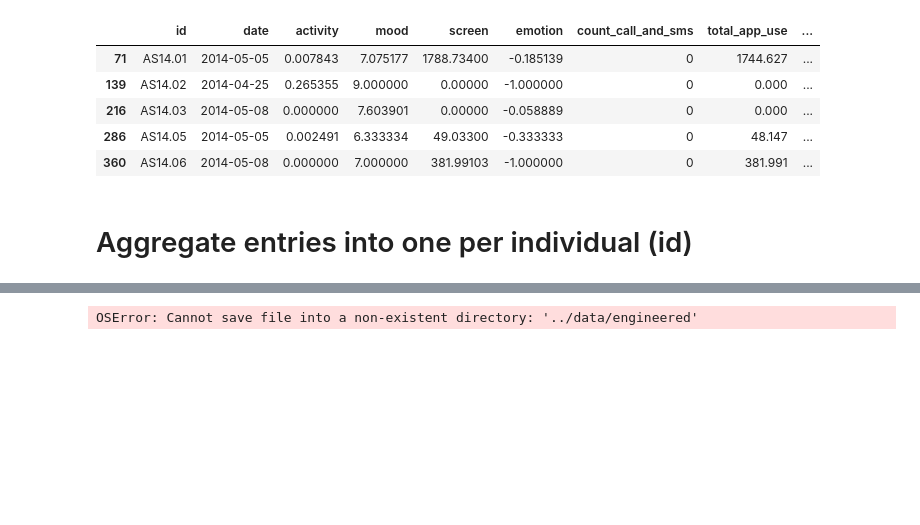
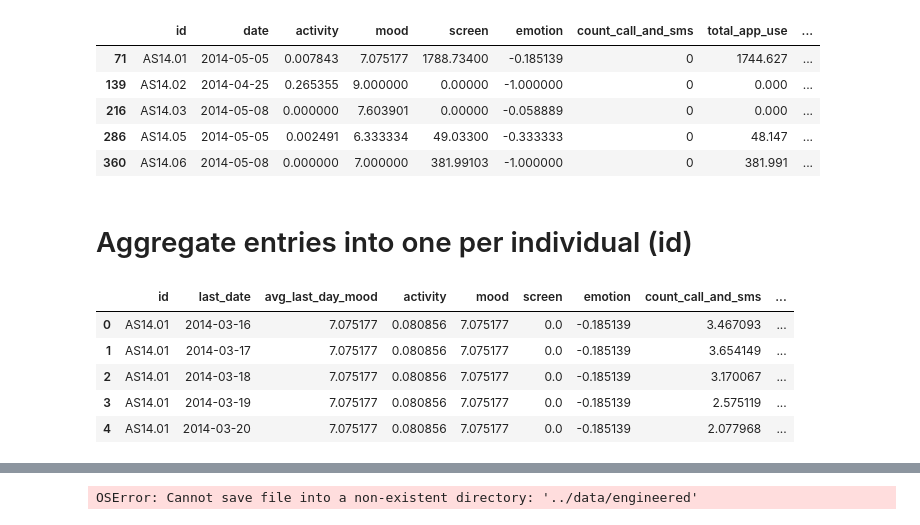
Before and after one commit to avril-rdgz/DMT_Assignment_1, a Jupyter notebook: notebooks/data_eng.ipynb, the cells around one changed output, grey strips where cells are left out. Saved outputs shown, nothing was run; the diff lists cells and outputs as text; code cells hidden in the pictures; blank space fills up the shorter version.

Commit message:
Remove unnecessary last day mood averaging

```diff
--- a/notebooks/data_eng.ipynb
+++ b/notebooks/data_eng.ipynb
@@ -3,8 +3,7 @@ import pandas as pd
 import numpy as np
 # %%
 # Load and check data
-# df = pd.read_csv("../data/cleaned/dataset_mood_smartphone_cleaned.csv", parse_dates=["date"])
-df = pd.read_csv("dataset_mood_smartphone_cleaned.csv", parse_dates=["date"])
+df = pd.read_csv("../data/cleaned/dataset_mood_smartphone_cleaned.csv", parse_dates=["date"])
 print(df.dtypes)
 df.head()
 # %% [output]
@@ -144,9 +143,8 @@ df_last_days = valid_last_days.rename(columns={"date_last": "last_date"})
 # Compute target (average mood) on each last day of a window
 df_last_days_mood = (
     df.merge(df_last_days, left_on=["id", "date"], right_on=["id", "last_date"])
-      .groupby(["id", "last_date"])
-      .agg(avg_last_day_mood=("mood", "mean"))
-      .reset_index()
+      .rename(columns={"mood": "avg_last_day_mood"})
+      [["id", "last_date", "avg_last_day_mood"]]
 )
 # %%
 # Compare last_date to prior days and compute decay weights
@@ -177,6 +175,12 @@ df_weighted_avg = df_prior_days.groupby(["id", "last_date"]).agg(
 # %%
 # Merge datasets with target and attributes
 df_non_ts = df_last_days_mood.merge(df_weighted_avg, on=["id", "last_date"], how="left")
 df_non_ts = df_non_ts.dropna(subset=["avg_last_day_mood"])
 df_non_ts.head()
-df_non_ts.to_csv("dataset_mood_smartphone_non_ts_7_day_rolling_window.csv", index=False)
+# %% [output]
+|  | id | last_date | avg_last_day_mood | activity | mood | screen | emotion | count_call_and_sms | ... |
+| 0 | AS14.01 | 2014-03-16 | 7.075177 | 0.080856 | 7.075177 | 0.0 | -0.185139 | 3.467093 | ... |
+| 1 | AS14.01 | 2014-03-17 | 7.075177 | 0.080856 | 7.075177 | 0.0 | -0.185139 | 3.654149 | ... |
+| 2 | AS14.01 | 2014-03-18 | 7.075177 | 0.080856 | 7.075177 | 0.0 | -0.185139 | 3.170067 | ... |
+| 3 | AS14.01 | 2014-03-19 | 7.075177 | 0.080856 | 7.075177 | 0.0 | -0.185139 | 2.575119 | ... |
+| 4 | AS14.01 | 2014-03-20 | 7.075177 | 0.080856 | 7.075177 | 0.0 | -0.185139 | 2.077968 | ... |
```
Also changed, not shown: parts of 1 cell of this notebook.
